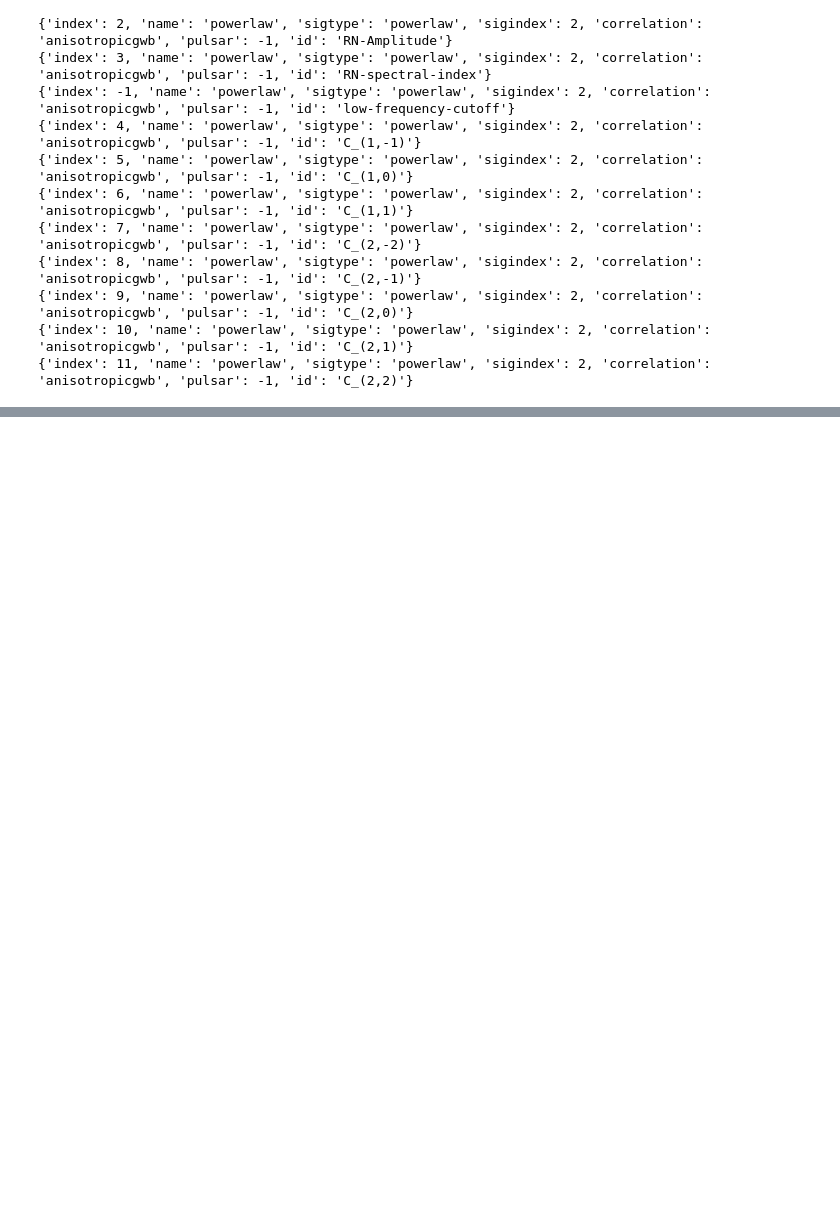
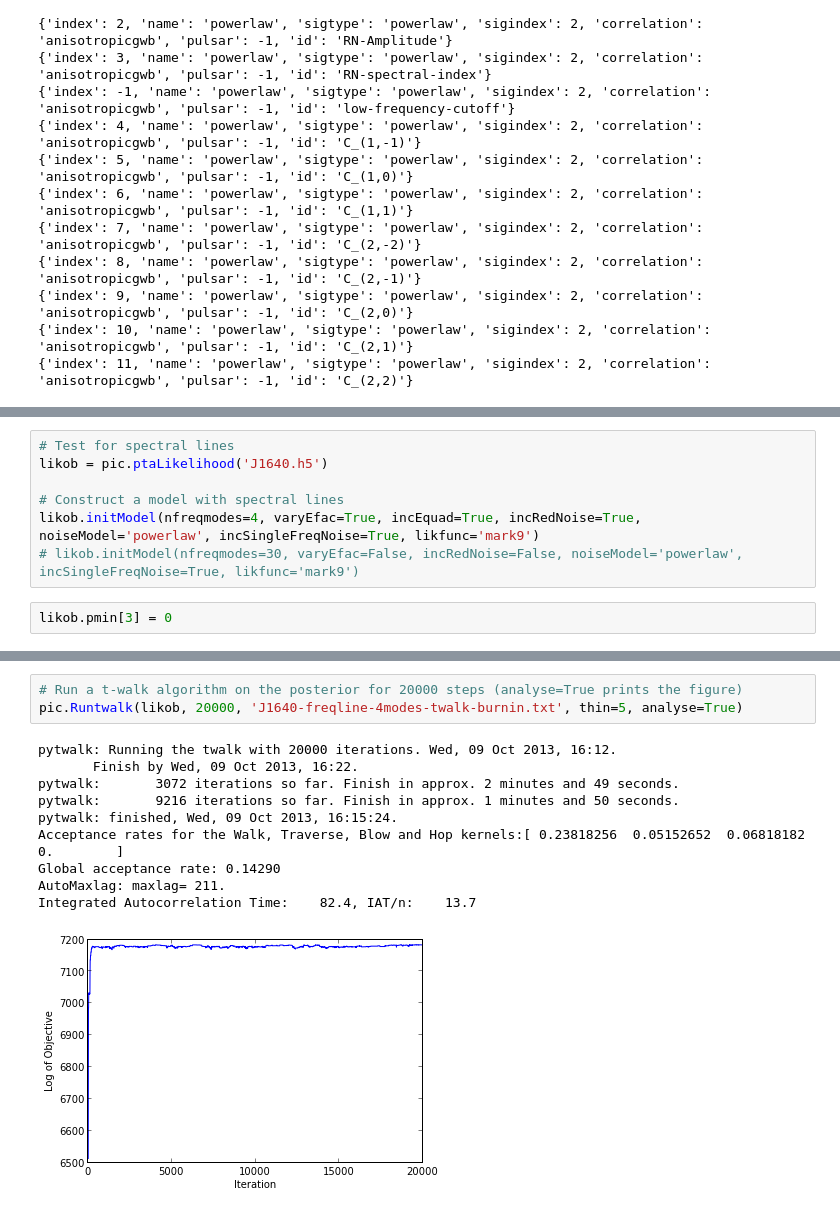
Before and after one commit to vhaasteren/piccard, a Jupyter notebook: piccard-demo.ipynb, the cells around one changed output, grey strips where cells are left out. Drawn from its saved outputs; the diff is of its cells as text; blank space fills up the shorter version.

```diff
--- a/piccard-demo.ipynb
+++ b/piccard-demo.ipynb
@@ -193,0 +255,9 @@ for i in range(len(likob.pardes)): print likob.pardes[i]
+# %%
+# Test for spectral lines
+likob = pic.ptaLikelihood('J1640.h5')
+
+# Construct a model with spectral lines
+likob.initModel(nfreqmodes=4, varyEfac=True, incEquad=True, incRedNoise=True, noiseModel='powerlaw', incSingleFreqNoise=True, likfunc='mark9')
+# likob.initModel(nfreqmodes=30, varyEfac=False, incRedNoise=False, noiseModel='powerlaw', incSingleFreqNoise=True, likfunc='mark9')
+# %%
+likob.pmin[3] = 0
@@ -193,0 +275,14 @@ for i in range(len(likob.pardes)): print likob.pardes[i]
+# %%
+# Run a t-walk algorithm on the posterior for 20000 steps (analyse=True prints the figure)
+pic.Runtwalk(likob, 20000, 'J1640-freqline-4modes-twalk-burnin.txt', thin=5, analyse=True)
+# %% [output]
+pytwalk: Running the twalk with 20000 iterations. Wed, 09 Oct 2013, 16:12.
+       Finish by Wed, 09 Oct 2013, 16:22.
+pytwalk:       3072 iterations so far. Finish in approx. 2 minutes and 49 seconds.
+pytwalk:       9216 iterations so far. Finish in approx. 1 minutes and 50 seconds.
+pytwalk: finished, Wed, 09 Oct 2013, 16:15:24.
+Acceptance rates for the Walk, Traverse, Blow and Hop kernels:[ 0.23818256  0.05152652  0.06818182  0.        ]
+Global acceptance rate: 0.14290
+AutoMaxlag: maxlag= 211.
+Integrated Autocorrelation Time:    82.4, IAT/n:    13.7
+[figure, added]
```
Also changed, not shown: parts of 13 cells of this notebook, 2 other files.
